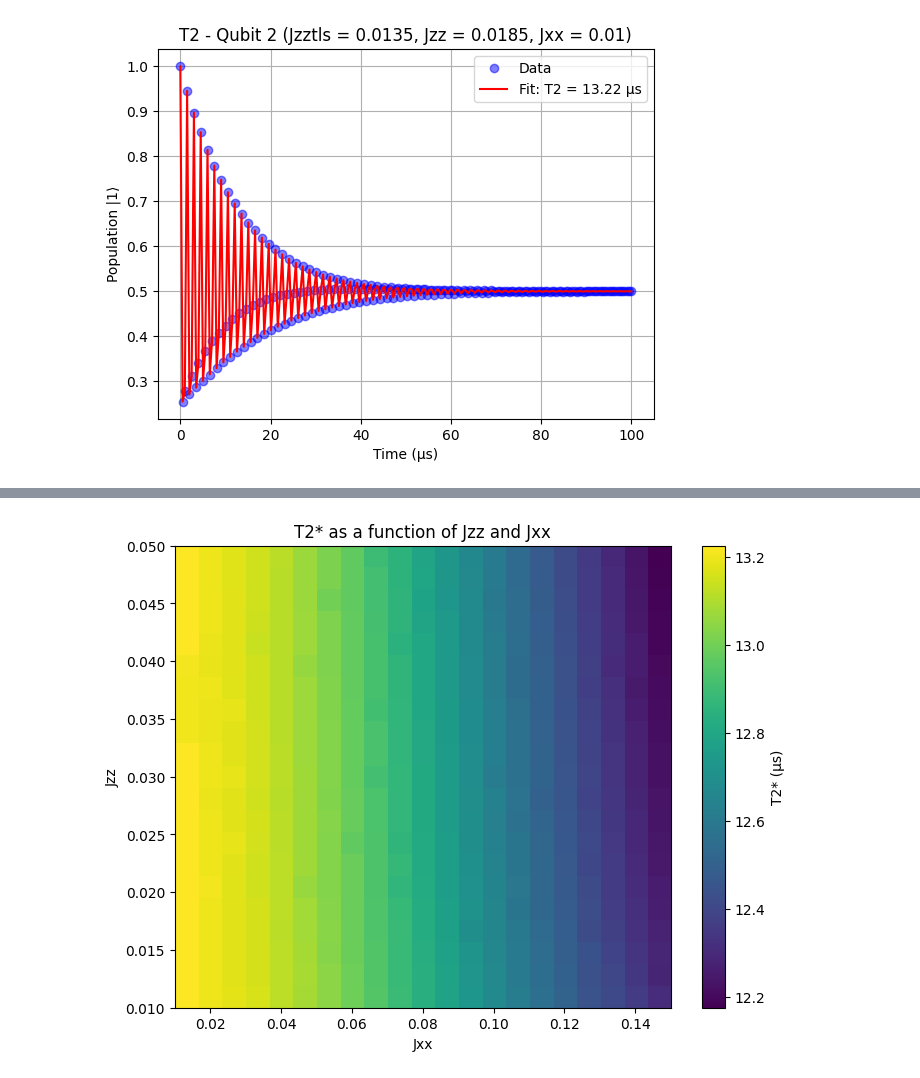
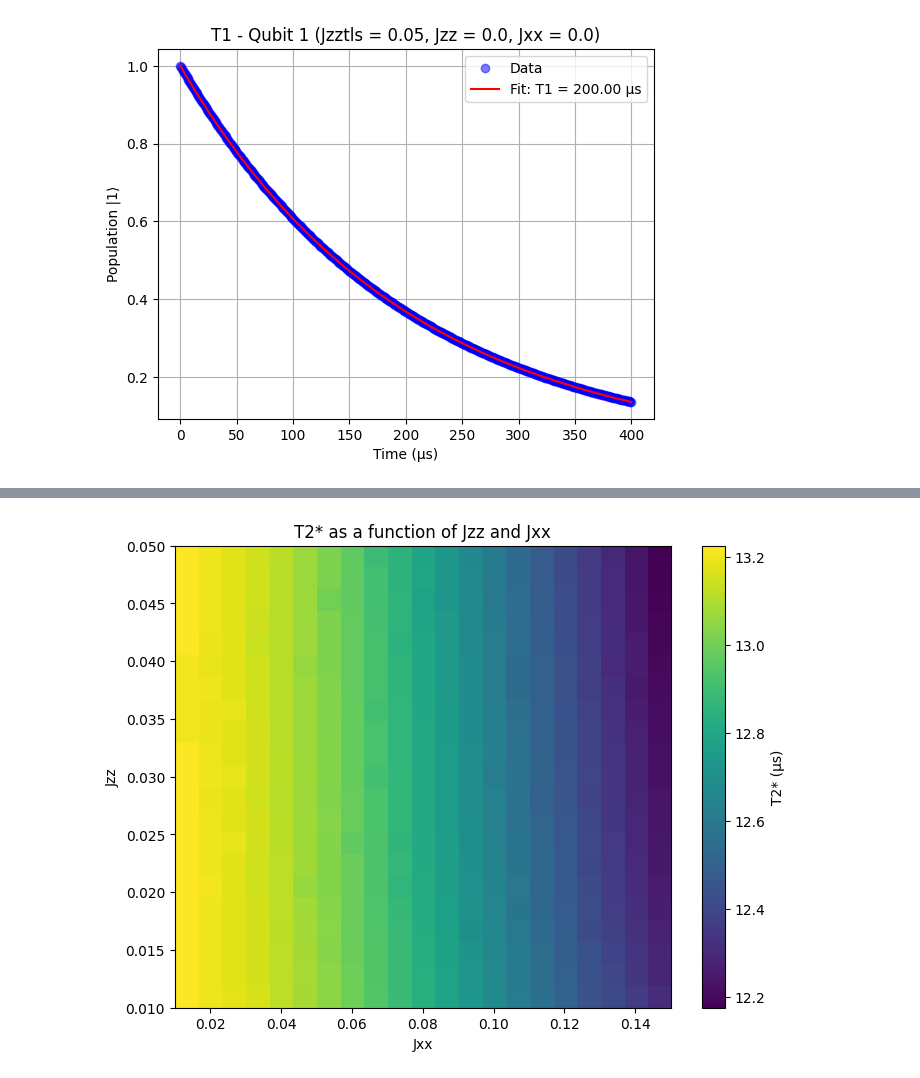
Before and after one commit to jyamaoka/qubit_zz_coupling, a Jupyter notebook: examples/scan_coupling.ipynb, the cells around one changed output, grey strips where cells are left out. Cells and saved outputs as stored; diff of their text form; code cells hidden in the pictures.

```diff
--- a/examples/scan_coupling.ipynb
+++ b/examples/scan_coupling.ipynb
@@ -10,12 +15,12 @@ SYSTEM_PARAMS = {
     "fq1": 3.2,  # GHz, Qubit 1 frequency
     "fq2": 3.35,  # GHz, Qubit 2 frequency
     "fTLS": 3.2,  # GHz, TLS frequency (resonant with Qubit 1)
-    "JTLS": 0.0135,  # Coupling strength between Qubit 1 and TLS
-    "relaxation": {"q1": 1/20, "q2": 1/25, "TLS": 1/5},  # Relaxation rates
-    "dephasing": {"q1": 1/15, "q2": 1/18, "TLS": 1/3},  # Dephasing rates
-    "Jzz": 0.0185, # Jzz coupling
-    "Jxx": 0.01, # Jxx coupling
-    "time_points": np.linspace(0, 100, 200)  # Time points in μs
+    "JTLS": 0.05,  # GHz, Coupling strength between Qubit 1 and TLS
+    "relaxation": {"q1": 1/200, "q2": 1/250, "TLS": 1/5},  # Relaxation rates
+    "dephasing": {"q1": 1/150, "q2": 1/180, "TLS": 1/3},  # Dephasing rates
+    "Jzz": 0.00, # Jzz coupling
+    "Jxx": 0.00, # Jxx coupling
+    "time_points": np.linspace(0, 400, 100)  # Time points in μs
 }
 
 H, c_ops, sz_q1, sz_q2, sx_q1, sx_q2 = setup_operators(system_params=SYSTEM_PARAMS)
@@ -23,15 +28,11 @@ H, c_ops, sz_q1, sz_q2, sx_q1, sx_q2 = setup_operators(system_params=SYSTEM_PARA
 # get times
 tlist = SYSTEM_PARAMS["time_points"]
 # %%
-# T2 measurement for Qubit 1
-psi0 = tensor(basis(2, 1), (basis(2, 0) + basis(2, 1)).unit(),  basis(2, 1))  # |+⟩|1⟩|1⟩
+# T1 measurement for Qubit 1
+psi0 = tensor(basis(2,0), basis(2,1), basis(2,1))  # |0⟩|1⟩|1⟩
 
-
-first_guess = [0.5, 1.0 / SYSTEM_PARAMS["dephasing"]["q2"], # best guess
-                  SYSTEM_PARAMS["fq2"], 0.0, 0.5]
-
-solve_t2(H, psi0, tlist, c_ops, [sx_q2], first_guess, ret_pop=False)
-plot_t2(H, psi0, tlist, c_ops, [sx_q2], first_guess, "Qubit 2", SYSTEM_PARAMS)
+solve_t1(H, psi0, tlist, c_ops, [sz_q1], ret_pop=False)
+plot_t1(H, psi0, tlist, c_ops, [sz_q1], "Qubit 1", SYSTEM_PARAMS)
 plt.show()
 # %% [output]
-[figure, old version]
+[figure, new version]
```
Also changed, not shown: parts of 7 cells of this notebook, 2 other files.
